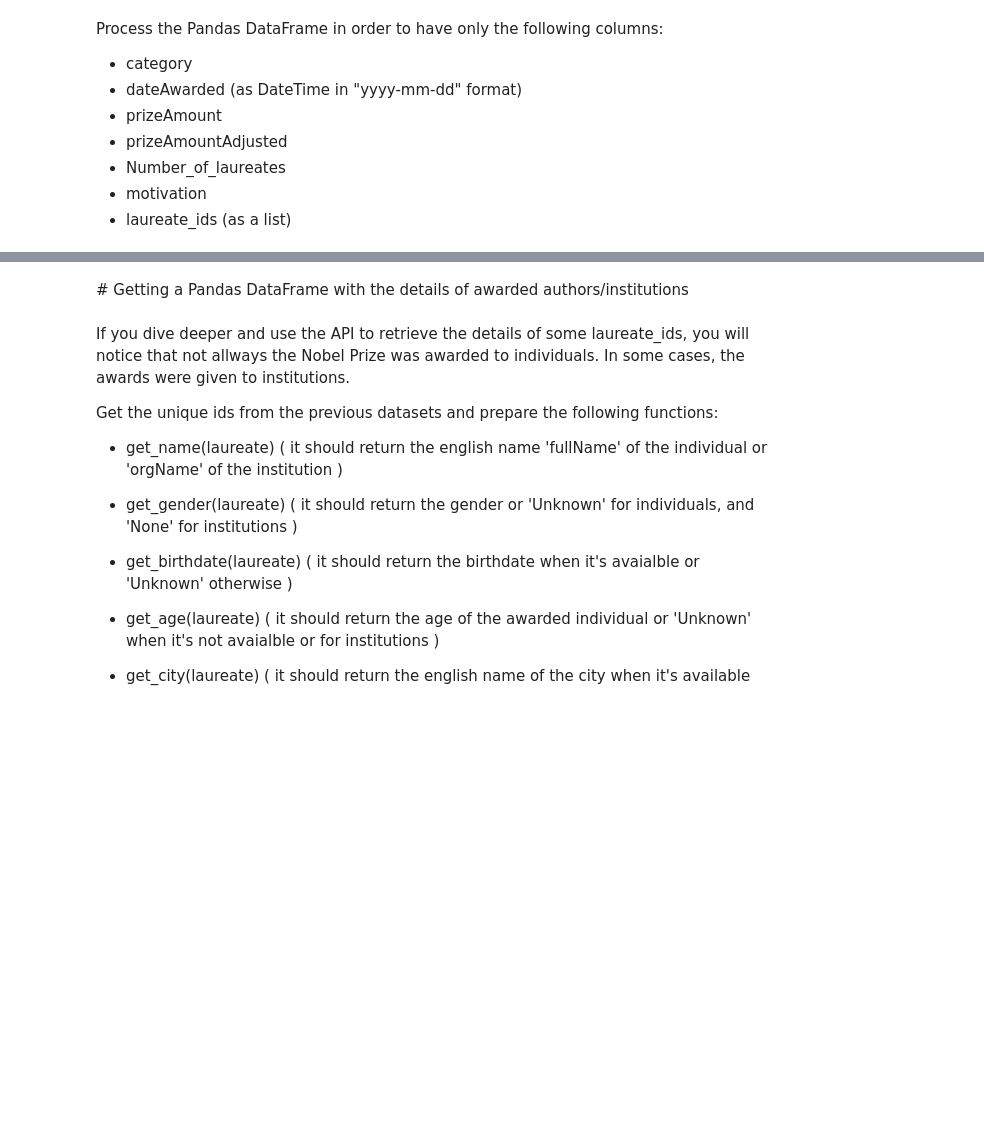
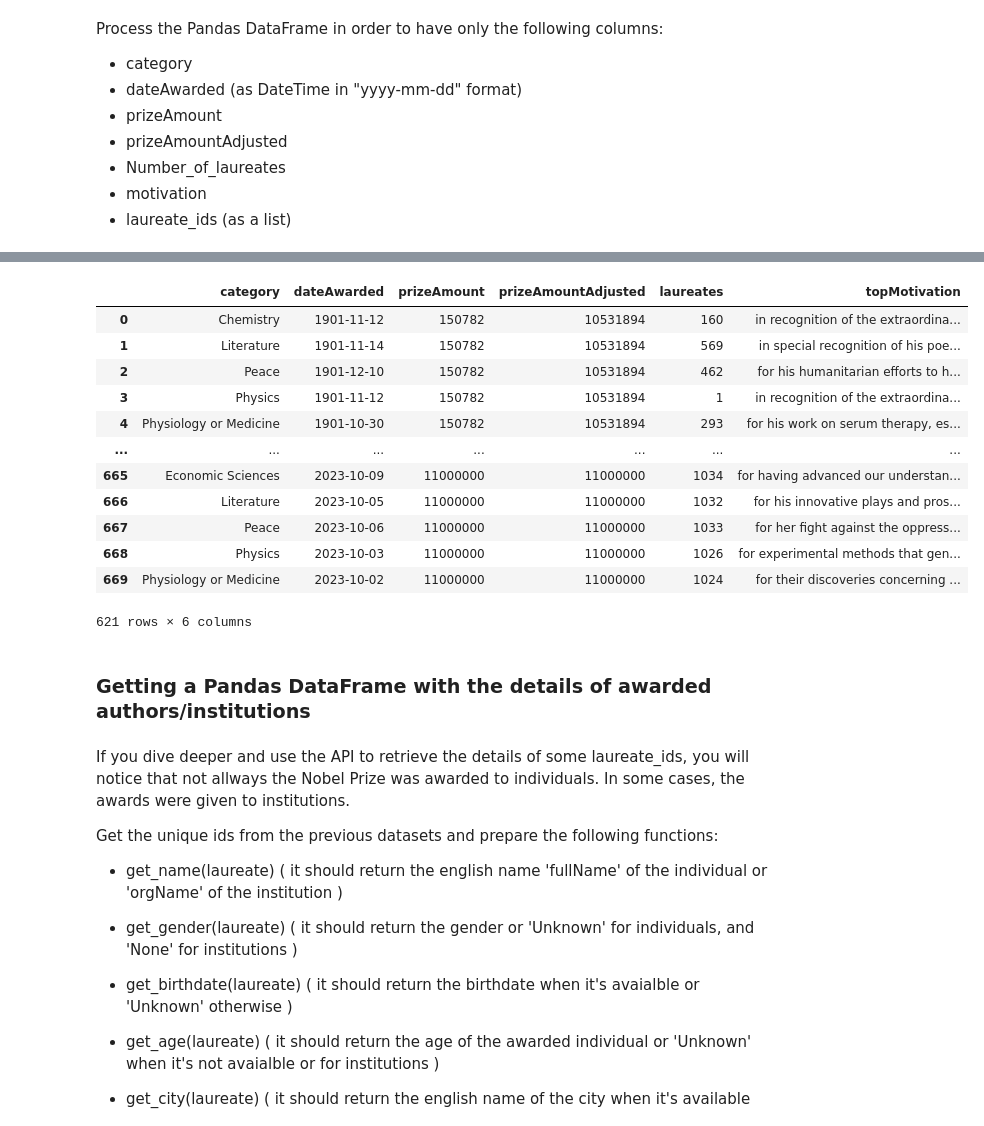
Before and after one commit to isg75/lab-apis, a Jupyter notebook: lab_apis.ipynb, the cells around one changed output, grey strips where cells are left out. Drawn from its saved outputs; the diff is of its cells as text; code cells hidden in the pictures; blank space fills up the shorter version.

```diff
--- a/lab_apis.ipynb
+++ b/lab_apis.ipynb
@@ -66,5 +92,13 @@ url = "http://api.nobelprize.org/2.1/nobelPrizes?limit=100000"
 response = requests.get(url)
 
 if response.status_code == 200:
-    prizes_list = response.json()['nobelPrizes']
-    # Your code here
+    info = response.json()
+    df = pd.DataFrame(info["nobelPrizes"])
+
+
+df.drop(["categoryFullName","awardYear","links"], axis=1, inplace=True)
+df["dateAwarded"] = pd.to_datetime(df["dateAwarded"])
+df= df.dropna(subset=['laureates'])
+df["category"] = df["category"].map(lambda cat: cat["en"])
+df["topMotivation"] = df["laureates"].map(lambda laur: laur[0]["motivation"]["en"])
+df["laureates"] = df["laureates"].map(lambda laur: laur[0]["id"])
@@ -78,5 +105,21 @@ if response.status_code == 200:
+# %%
+df
+# %% [output]
+|  | category | dateAwarded | prizeAmount | prizeAmountAdjusted | laureates | topMotivation |
+| 0 | Chemistry | 1901-11-12 | 150782 | 10531894 | 160 | in recognition of the extraordina... |
+| 1 | Literature | 1901-11-14 | 150782 | 10531894 | 569 | in special recognition of his poe... |
+| 2 | Peace | 1901-12-10 | 150782 | 10531894 | 462 | for his humanitarian efforts to h... |
+| 3 | Physics | 1901-11-12 | 150782 | 10531894 | 1 | in recognition of the extraordina... |
+| 4 | Physiology or Medicine | 1901-10-30 | 150782 | 10531894 | 293 | for his work on serum therapy, es... |
+| ... | ... | ... | ... | ... | ... | ... |
+| 665 | Economic Sciences | 2023-10-09 | 11000000 | 11000000 | 1034 | for having advanced our understan... |
+| 666 | Literature | 2023-10-05 | 11000000 | 11000000 | 1032 | for his innovative plays and pros... |
+| 667 | Peace | 2023-10-06 | 11000000 | 11000000 | 1033 | for her fight against the oppress... |
+| 668 | Physics | 2023-10-03 | 11000000 | 11000000 | 1026 | for experimental methods that gen... |
+| 669 | Physiology or Medicine | 2023-10-02 | 11000000 | 11000000 | 1024 | for their discoveries concerning ... |
+621 rows × 6 columns
 # %% [markdown]
-# Getting a Pandas DataFrame with the details of awarded authors/institutions
+### Getting a Pandas DataFrame with the details of awarded authors/institutions
 # %% [markdown]
 If you dive deeper and use the API to retrieve the details of some laureate_ids, you will notice that not allways the Nobel Prize was awarded to individuals. In some cases, the awards were given to institutions.
 
```
Also changed, not shown: parts of 6 cells of this notebook.
